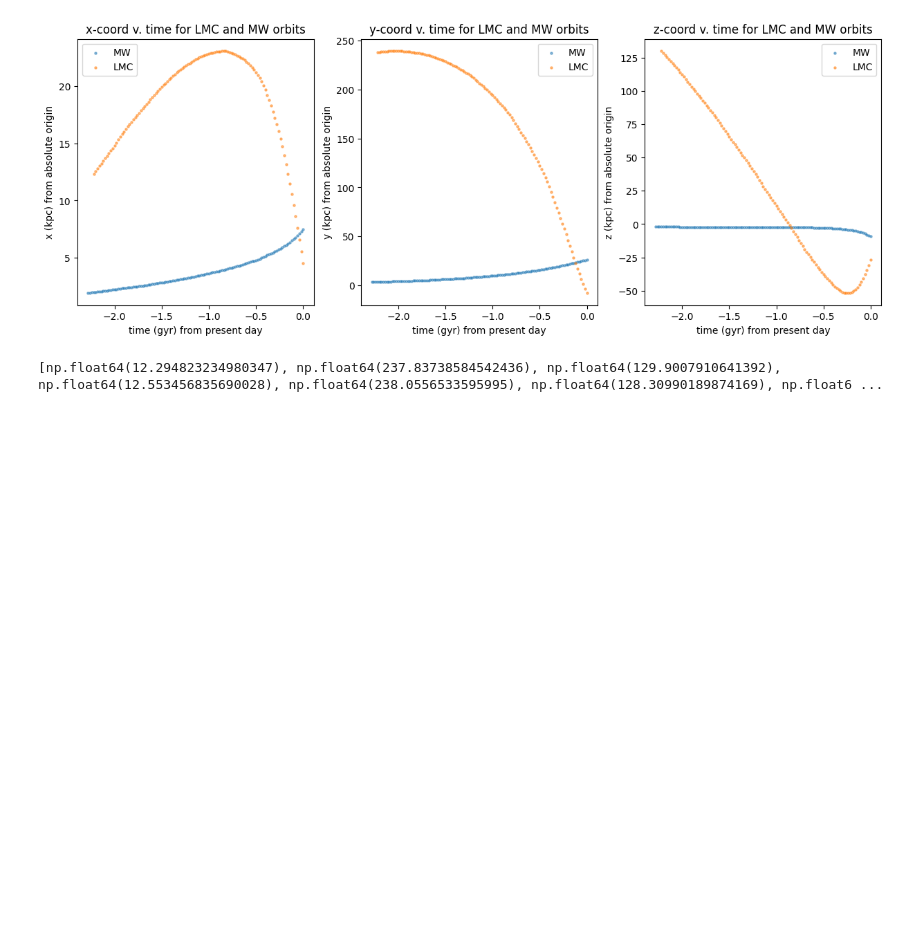
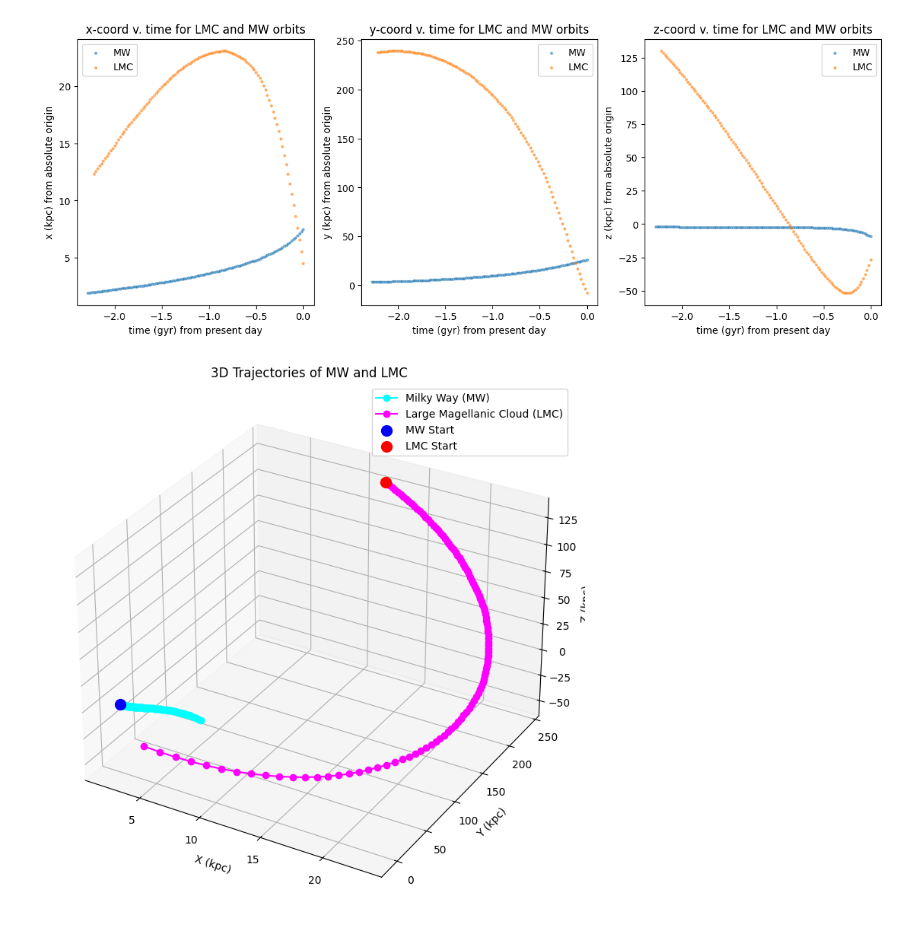
Before and after one commit to andrewqin29/hvs-integrator, a Jupyter notebook: notebooks/interpolator_visualization.ipynb, the cells around one changed output. Drawn from its saved outputs; the diff is of its cells as text; code cells hidden in the pictures; blank space fills up the shorter version.

```diff
--- a/notebooks/interpolator_visualization.ipynb
+++ b/notebooks/interpolator_visualization.ipynb
@@ -51,19 +52,24 @@ plt.show()
 [figure]
 # %%
 # 3d plot of trajectory
-# fig = plt.figure()
-# ax = fig.add_subplot(111, projection="3d")
 
-#parse data from files
-x_lmc = y_lmc = z_lmc = []
-x_mw = y_mw = z_mw = []
+fig = plt.figure(figsize=(12, 9))
+ax = fig.add_subplot(111, projection='3d')
 
-for index, row in lmc_df.iterrows():
-    #print(row)
-    x_lmc.append(row[1])
-    y_lmc.append(row[2])
-    z_lmc.append(row[3])
+# plot trajectories
+ax.plot(mw_df['x'], mw_df['y'], mw_df['z'], 'o-', label='Milky Way (MW)', color='cyan')
+ax.plot(lmc_df['x'], lmc_df['y'], lmc_df['z'], 'o-', label='Large Magellanic Cloud (LMC)', color='magenta')
 
-print(x_lmc)
+# mark the start and end points
+ax.scatter(mw_df['x'].iloc[0], mw_df['y'].iloc[0], mw_df['z'].iloc[0], color='blue', s=100, label='MW Start')
+ax.scatter(lmc_df['x'].iloc[0], lmc_df['y'].iloc[0], lmc_df['z'].iloc[0], color='red', s=100, label='LMC Start')
+
+ax.set_xlabel('X (kpc)')
+ax.set_ylabel('Y (kpc)')
+ax.set_zlabel('Z (kpc)')
+
+ax.set_title('3D Trajectories of MW and LMC')
+ax.legend()
+plt.show()
 # %% [output]
-[np.float64(12.294823234980347), np.float64(237.83738584542436), np.float64(129.9007910641392), np.float64(12.553456835690028), np.float64(238.0556533595995), np.float64(128.30990189874169), np.float6 ...
+[figure, added]
```
Also changed, not shown: parts of 3 cells of this notebook, 1 other file.
